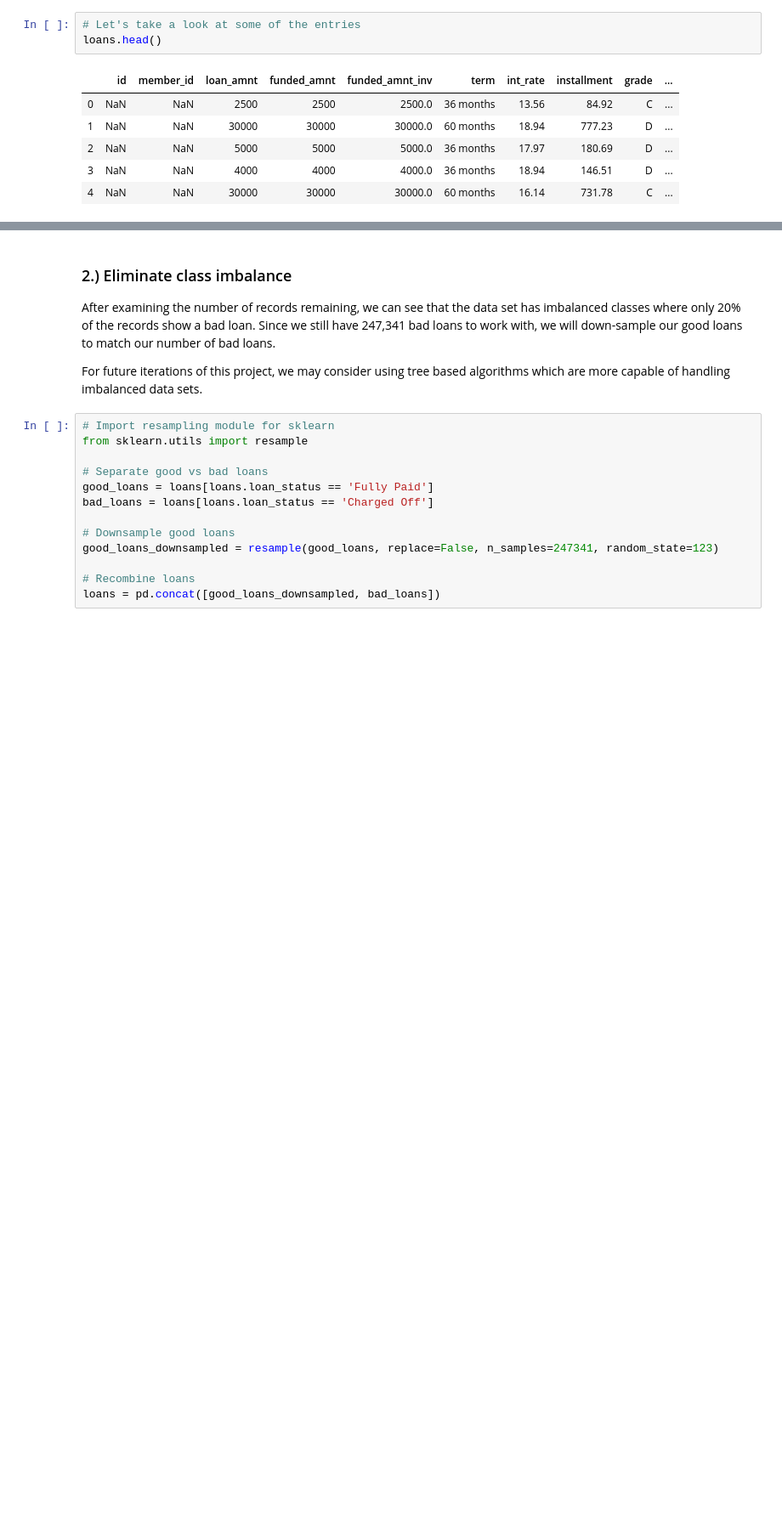
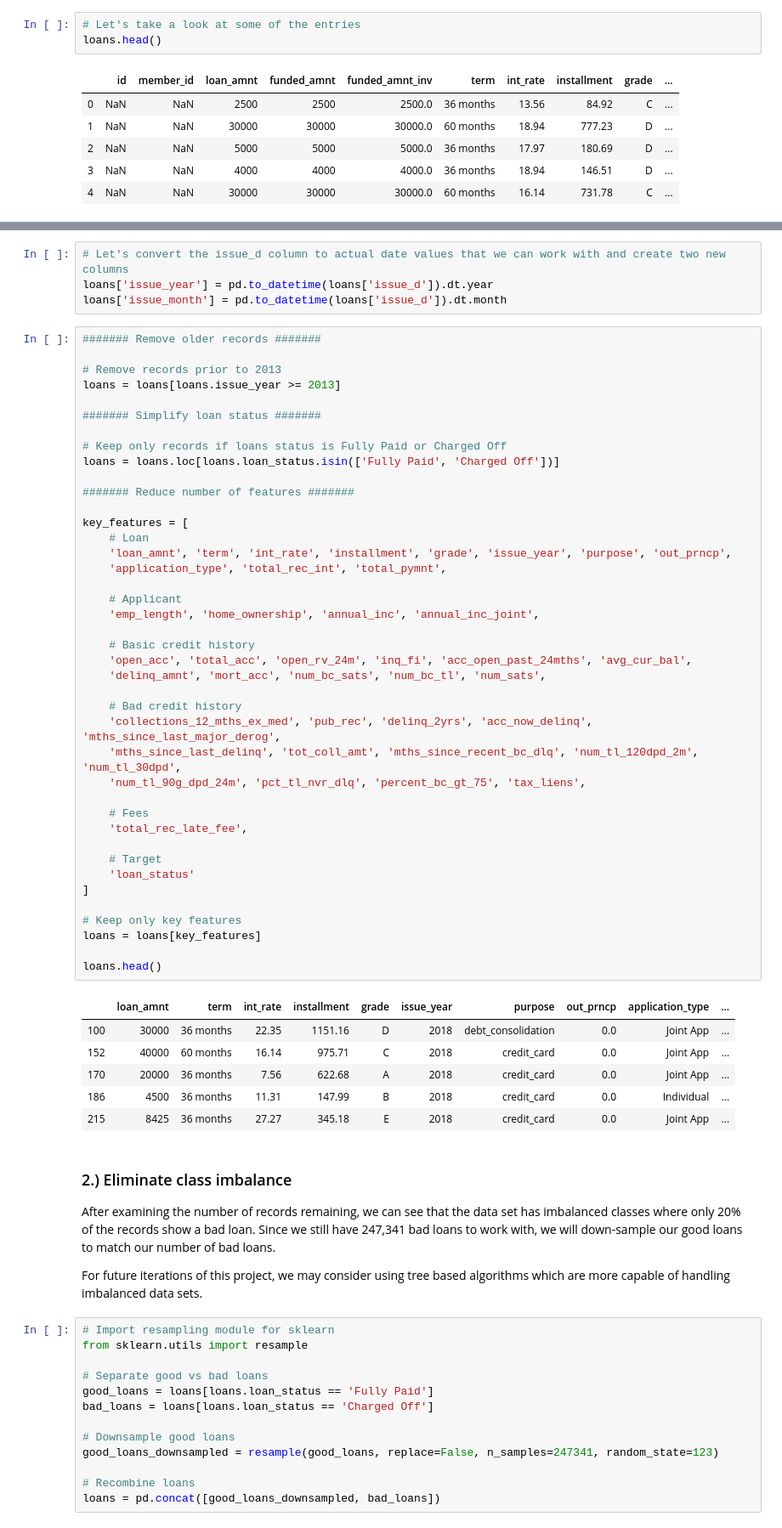
Before and after one commit to just1jp/loan_prediction, a Jupyter notebook: loan_prediction.ipynb, the cells around one changed output, grey strips where cells are left out. Shown at 85% size. Drawn from its saved outputs; the diff is of its cells as text; blank space fills up the shorter version.

```diff
--- a/loan_prediction.ipynb
+++ b/loan_prediction.ipynb
@@ -162,3 +82,55 @@ loans = loans.loc[loans.loan_status.isin(['Fully Paid', 'Charged Off'])]
+# %%
+# Let's convert the issue_d column to actual date values that we can work with and create two new columns
+loans['issue_year'] = pd.to_datetime(loans['issue_d']).dt.year
+loans['issue_month'] = pd.to_datetime(loans['issue_d']).dt.month
+# %%
+####### Remove older records #######
+
+# Remove records prior to 2013
+loans = loans[loans.issue_year >= 2013]
+
+####### Simplify loan status #######
+
+# Keep only records if loans status is Fully Paid or Charged Off
+loans = loans.loc[loans.loan_status.isin(['Fully Paid', 'Charged Off'])]
+
+####### Reduce number of features #######
+
+key_features = [
+    # Loan
+    'loan_amnt', 'term', 'int_rate', 'installment', 'grade', 'issue_year', 'purpose', 'out_prncp',
+    'application_type', 'total_rec_int', 'total_pymnt',
+
+    # Applicant
+    'emp_length', 'home_ownership', 'annual_inc', 'annual_inc_joint',
+
+    # Basic credit history
+    'open_acc', 'total_acc', 'open_rv_24m', 'inq_fi', 'acc_open_past_24mths', 'avg_cur_bal',
+    'delinq_amnt', 'mort_acc', 'num_bc_sats', 'num_bc_tl', 'num_sats',
+
+    # Bad credit history
+    'collections_12_mths_ex_med', 'pub_rec', 'delinq_2yrs', 'acc_now_delinq', 'mths_since_last_major_derog',
+    'mths_since_last_delinq', 'tot_coll_amt', 'mths_since_recent_bc_dlq', 'num_tl_120dpd_2m', 'num_tl_30dpd',
+    'num_tl_90g_dpd_24m', 'pct_tl_nvr_dlq', 'percent_bc_gt_75', 'tax_liens',
+
+    # Fees
+    'total_rec_late_fee',
+
+    # Target
+    'loan_status'
+]
+
+# Keep only key features
+loans = loans[key_features]
+
+loans.head()
+# %% [output]
+|  | loan_amnt | term | int_rate | installment | grade | issue_year | purpose | out_prncp | application_type | ... |
+| 100 | 30000 | 36 months | 22.35 | 1151.16 | D | 2018 | debt_consolidation | 0.0 | Joint App | ... |
+| 152 | 40000 | 60 months | 16.14 | 975.71 | C | 2018 | credit_card | 0.0 | Joint App | ... |
+| 170 | 20000 | 36 months | 7.56 | 622.68 | A | 2018 | credit_card | 0.0 | Joint App | ... |
+| 186 | 4500 | 36 months | 11.31 | 147.99 | B | 2018 | credit_card | 0.0 | Individual | ... |
+| 215 | 8425 | 36 months | 27.27 | 345.18 | E | 2018 | credit_card | 0.0 | Joint App | ... |
 # %% [markdown]
 ### 2.) Eliminate class imbalance
 
```
Also changed, not shown: parts of 15 cells of this notebook.
